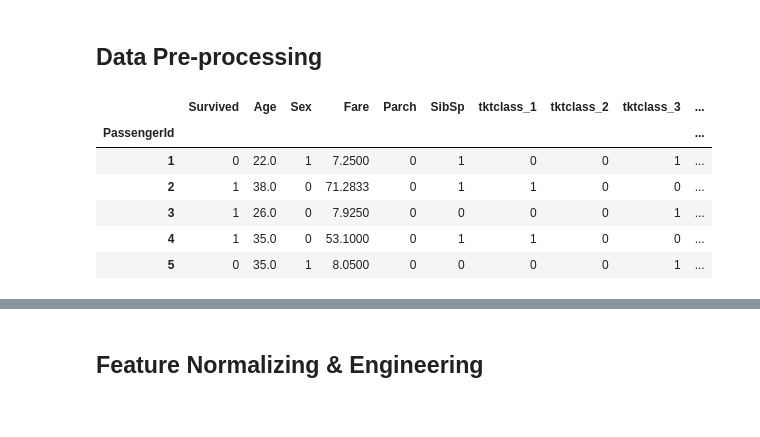
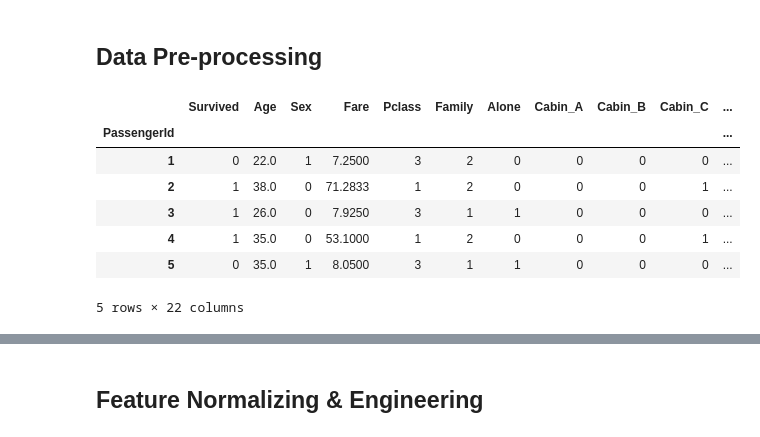
Before and after one commit to sami12rom/Titanic, a Jupyter notebook: Notebook.ipynb, the cells around one changed output, grey strips where cells are left out. Cells and saved outputs as stored; diff of their text form; code cells hidden in the pictures.

```diff
--- a/Notebook.ipynb
+++ b/Notebook.ipynb
@@ -18,38 +26,51 @@ data = pd.read_csv(url)
 ## Data Pre-processing
 # %%
 #Remove un-needed columns
-data=data[data.columns.difference(['Name','Cabin','Ticket'])]
-data = data[['PassengerId','Survived','Age','Sex','Fare','Embarked','Pclass','Parch','SibSp']]
-
+data=data[data.columns.difference(['Name','Ticket'])]
+data = data[['PassengerId','Survived','Age','Sex','Fare','Cabin','Embarked','Pclass','Parch','SibSp']]
 
 #Replace null Ages with Median
 data['Age'].fillna(data['Age'].median(), inplace=True)
 data=data.dropna(subset=['Embarked'],axis=0)
 
+#Combine Parents with Siblings to One Column
+data['Family']=data['SibSp']+data['Parch']+1
+data.drop(['SibSp','Parch'],axis=1,inplace=True)
+
+#If he is Alone
+data['Alone'] = [1 if x == 1 else 0 for x in data['Family']]
+
 #Encode Sex
 data['Sex'] = data['Sex'].replace(['male','female'],[1,0])
 
-#Remove String from Tickets
-#new = data['Ticket'].str.split('\s+',1)
-#data['Ticket'] = [x[1] if len(x) > 1 else x[0] for x in new]
+#Cabin Type One Hot Encode
+t=data.Cabin.fillna('U')
+data['Cabin']=t.str.slice(0,1)
+data = pd.concat([data,pd.get_dummies(data['Cabin'],prefix='Cabin')],axis=1)
+data = data.drop(['Cabin'],axis=1)
+
+#Remove String from Tickets????
+#data['Ticket_Numbers'] = data['Ticket'].str.replace('[^0-9]', '')
+#data.loc[data['Ticket_Numbers']=='','Ticket_Numbers'] = 'NA'
 
 #One Hot Encode the Pclass (Ticket Class)
 data = pd.concat([data,pd.get_dummies(data['Pclass'],prefix='tktclass')],axis=1)
-data = data.drop(['Pclass'],axis=1)
+#data = data.drop(['Pclass'],axis=1)
 
 #One Hot Encode the Embark Location
 data['Embarked'] = data['Embarked'].replace(['S','C','Q'],['Southampton','Cherbourg','Queenstown'])
 data=pd.concat([data,pd.get_dummies(data['Embarked'],prefix='Embark')],axis=1)
 data.drop(['Embarked'],axis=1,inplace=True)
 
 #Set PassengerId as Index
 data=data.set_index('PassengerId')
 data.head()
 # %% [output]
-|  | Survived | Age | Sex | Fare | Parch | SibSp | tktclass_1 | tktclass_2 | tktclass_3 | ... |
-| PassengerId |  |  |  |  |  |  |  |  |  | ... |
-| 1 | 0 | 22.0 | 1 | 7.2500 | 0 | 1 | 0 | 0 | 1 | ... |
-| 2 | 1 | 38.0 | 0 | 71.2833 | 0 | 1 | 1 | 0 | 0 | ... |
-| 3 | 1 | 26.0 | 0 | 7.9250 | 0 | 0 | 0 | 0 | 1 | ... |
-| 4 | 1 | 35.0 | 0 | 53.1000 | 0 | 1 | 1 | 0 | 0 | ... |
-| 5 | 0 | 35.0 | 1 | 8.0500 | 0 | 0 | 0 | 0 | 1 | ... |
+|  | Survived | Age | Sex | Fare | Pclass | Family | Alone | Cabin_A | Cabin_B | Cabin_C | ... |
+| PassengerId |  |  |  |  |  |  |  |  |  |  | ... |
+| 1 | 0 | 22.0 | 1 | 7.2500 | 3 | 2 | 0 | 0 | 0 | 0 | ... |
+| 2 | 1 | 38.0 | 0 | 71.2833 | 1 | 2 | 0 | 0 | 0 | 1 | ... |
+| 3 | 1 | 26.0 | 0 | 7.9250 | 3 | 1 | 1 | 0 | 0 | 0 | ... |
+| 4 | 1 | 35.0 | 0 | 53.1000 | 1 | 2 | 0 | 0 | 0 | 1 | ... |
+| 5 | 0 | 35.0 | 1 | 8.0500 | 3 | 1 | 1 | 0 | 0 | 0 | ... |
+5 rows × 22 columns
```
Also changed, not shown: parts of 21 cells of this notebook.
